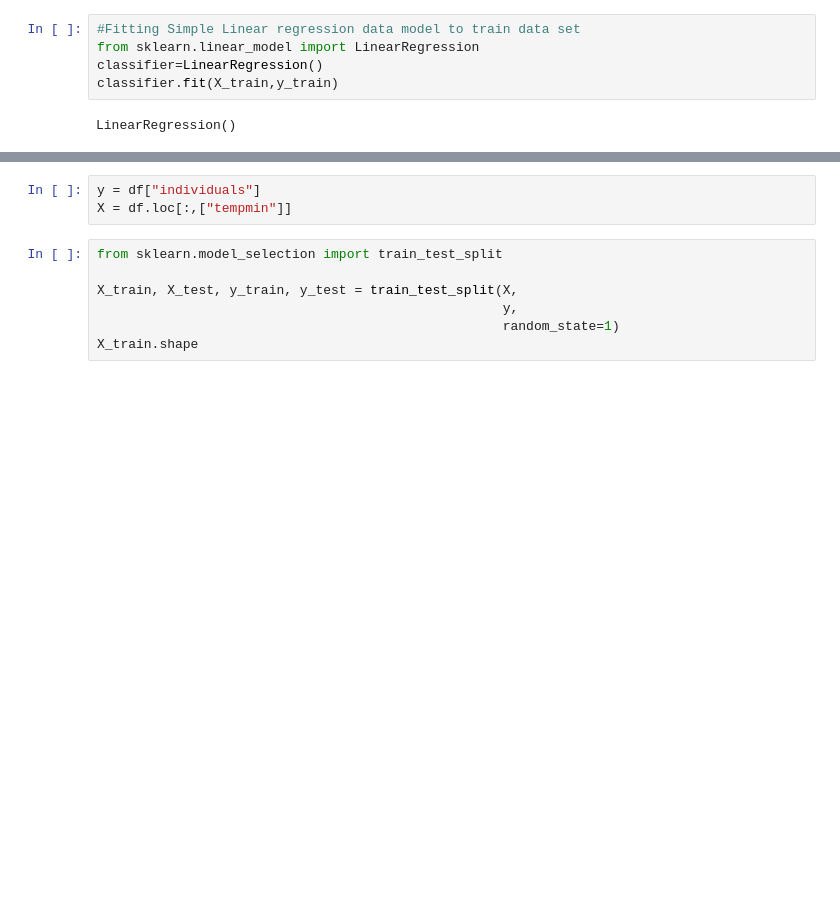
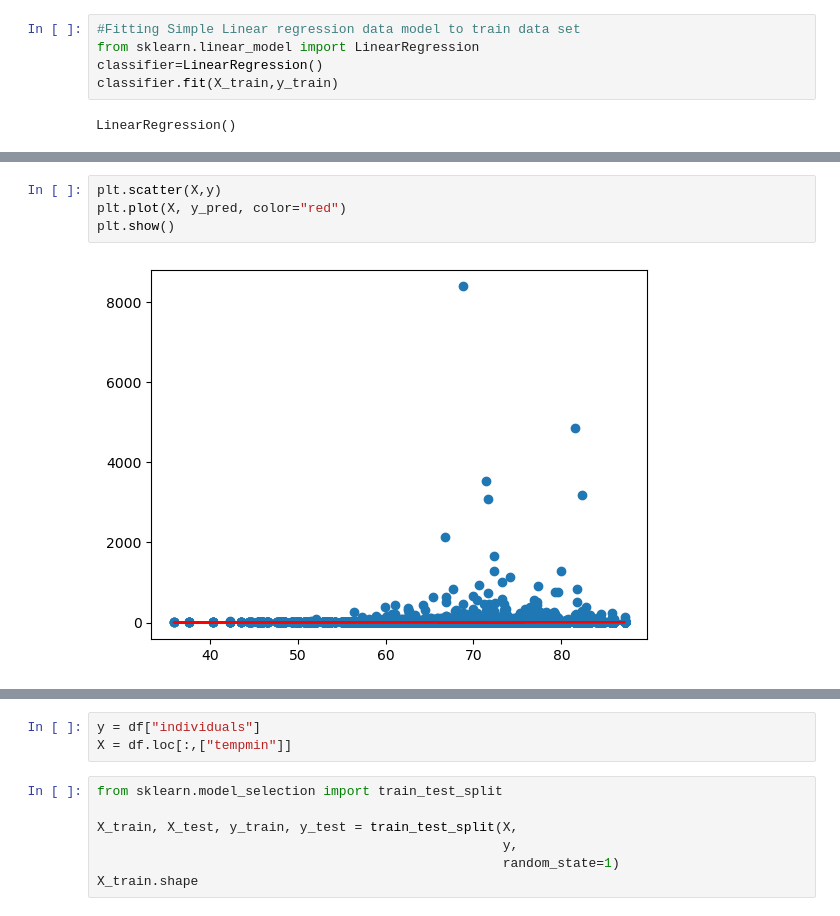
Before and after one commit to cloestreich/Final-Project, a Jupyter notebook: MachineLearning_2A.ipynb, the cells around one changed output, grey strips where cells are left out. Drawn from its saved outputs; the diff is of its cells as text; blank space fills up the shorter version.

```diff
--- a/MachineLearning_2A.ipynb
+++ b/MachineLearning_2A.ipynb
@@ -36,2 +58,8 @@ LinearRegression()
+# %%
+plt.scatter(X,y)
+plt.plot(X, y_pred, color="red")
+plt.show()
+# %% [output]
+[figure, added]
 # %%
 # Visualising the Training set results in a scatter plot
```
Also changed, not shown: parts of 21 cells of this notebook, 5 other files.
